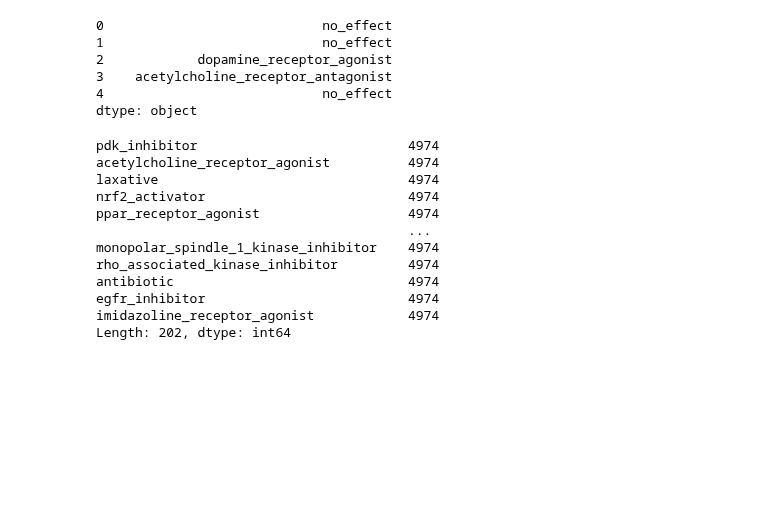
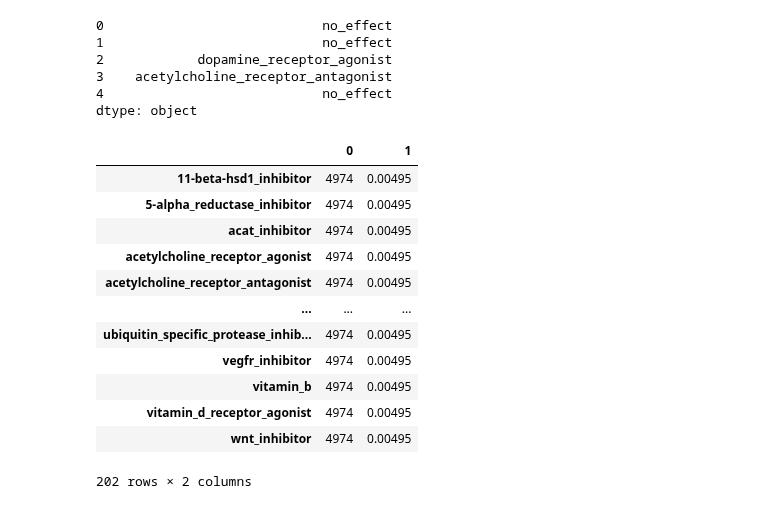
Before and after one commit to Yongliang-Shi/Mechanism-of-Action-Prediction, a Jupyter notebook: feature_engineering2.ipynb, the cells around one changed output. Saved outputs shown, nothing was run; the diff lists cells and outputs as text; code cells hidden in the pictures; blank space fills up the shorter version.

```diff
--- a/feature_engineering2.ipynb
+++ b/feature_engineering2.ipynb
@@ -285,17 +271,19 @@ Y_train_core_single_ros.head()
 dtype: object
 # %%
 # Count the labels in Y_train_core_single_ros
-Y_train_core_single_ros.value_counts()
+pd.concat([Y_train_core_single_ros.value_counts(),
+           Y_train_core_single_ros.value_counts(normalize=True)], axis=1).sort_index()
 # %% [output]
+|  | 0 | 1 |
+| 11-beta-hsd1_inhibitor | 4974 | 0.00495 |
+| 5-alpha_reductase_inhibitor | 4974 | 0.00495 |
+| acat_inhibitor | 4974 | 0.00495 |
+| acetylcholine_receptor_agonist | 4974 | 0.00495 |
+| acetylcholine_receptor_antagonist | 4974 | 0.00495 |
+| ... | ... | ... |
+| ubiquitin_specific_protease_inhib... | 4974 | 0.00495 |
+| vegfr_inhibitor | 4974 | 0.00495 |
+| vitamin_b | 4974 | 0.00495 |
+| vitamin_d_receptor_agonist | 4974 | 0.00495 |
+| wnt_inhibitor | 4974 | 0.00495 |
-pdk_inhibitor                           4974
-acetylcholine_receptor_agonist          4974
-laxative                                4974
-nrf2_activator                          4974
-ppar_receptor_agonist                   4974
-                                        ...
-monopolar_spindle_1_kinase_inhibitor    4974
-rho_associated_kinase_inhibitor         4974
-antibiotic                              4974
-egfr_inhibitor                          4974
-imidazoline_receptor_agonist            4974
-Length: 202, dtype: int64
+202 rows × 2 columns
```
Also changed, not shown: parts of 7 cells of this notebook.
